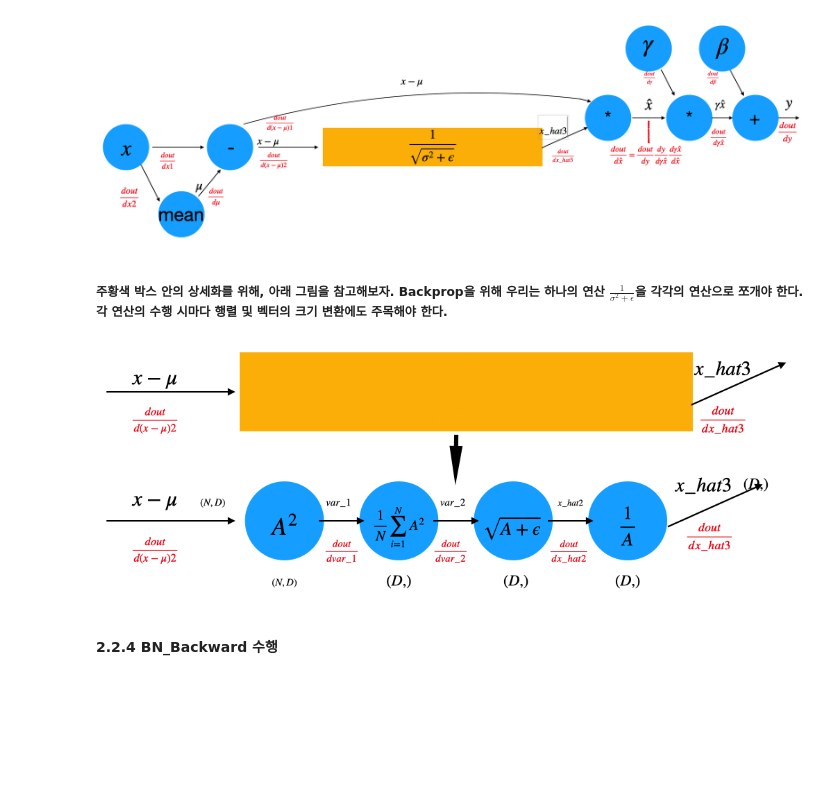
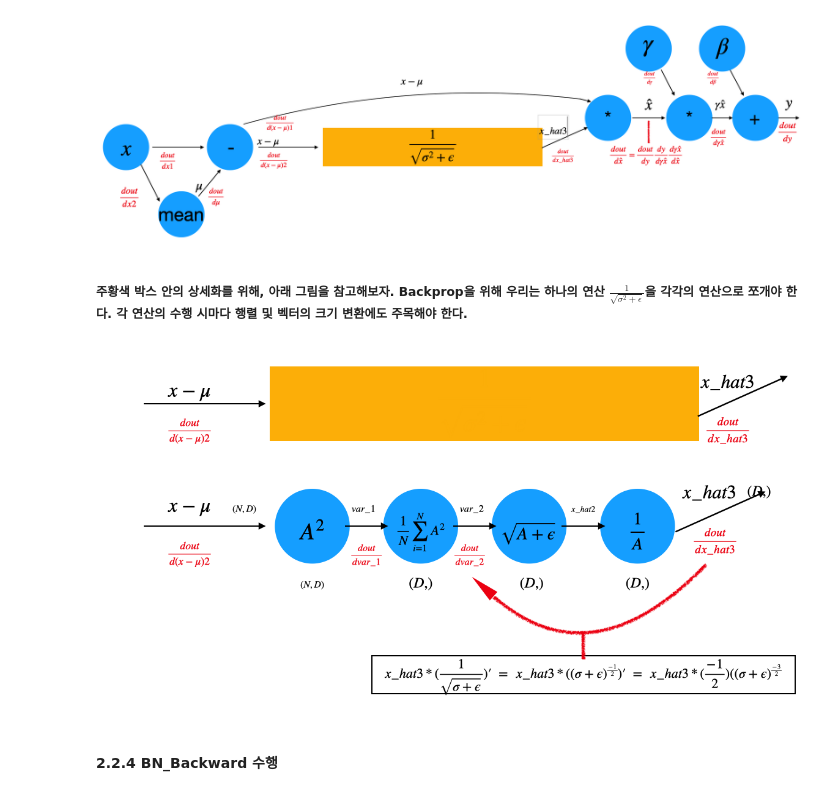
Before and after one commit to Intelligence-Engineering-LAB-KU/Seminar, a Jupyter notebook: summer_2020/0728_A_clarification_of_the_Batch_Normalization.ipynb, the cells around one changed output. Drawn from its saved outputs; the diff is of its cells as text; code cells hidden in the pictures; blank space fills up the shorter version.

```diff
--- a/summer_2020/0728_A_clarification_of_the_Batch_Normalization.ipynb
+++ b/summer_2020/0728_A_clarification_of_the_Batch_Normalization.ipynb
@@ -389,11 +389,11 @@ Image("bn25.png", width = 1000)
 # %% [output]
 [figure]
 # %% [markdown]
-<h5> 주황색 박스 안의 상세화를 위해,  아래 그림을 참고해보자. Backprop을 위해 우리는 하나의 연산 $\frac{1}{\sigma^2+\epsilon}$을 각각의 연산으로 쪼개야 한다. 각 연산의 수행 시마다 행렬 및 벡터의 크기 변환에도 주목해야 한다.
+<h5> 주황색 박스 안의 상세화를 위해,  아래 그림을 참고해보자. Backprop을 위해 우리는 하나의 연산 $\frac{1}{\sqrt{\sigma^2+\epsilon}}$을 각각의 연산으로 쪼개야 한다. 각 연산의 수행 시마다 행렬 및 벡터의 크기 변환에도 주목해야 한다.
 # %%
-Image("bn13.png",width=800)
+Image("bn26.png",width=800)
 # %% [output]
-[figure, old version]
+[figure, new version]
 # %% [markdown]
 <h4> 2.2.4 BN_Backward 수행
 # %%
```
Also changed, not shown: parts of 19 cells of this notebook.
